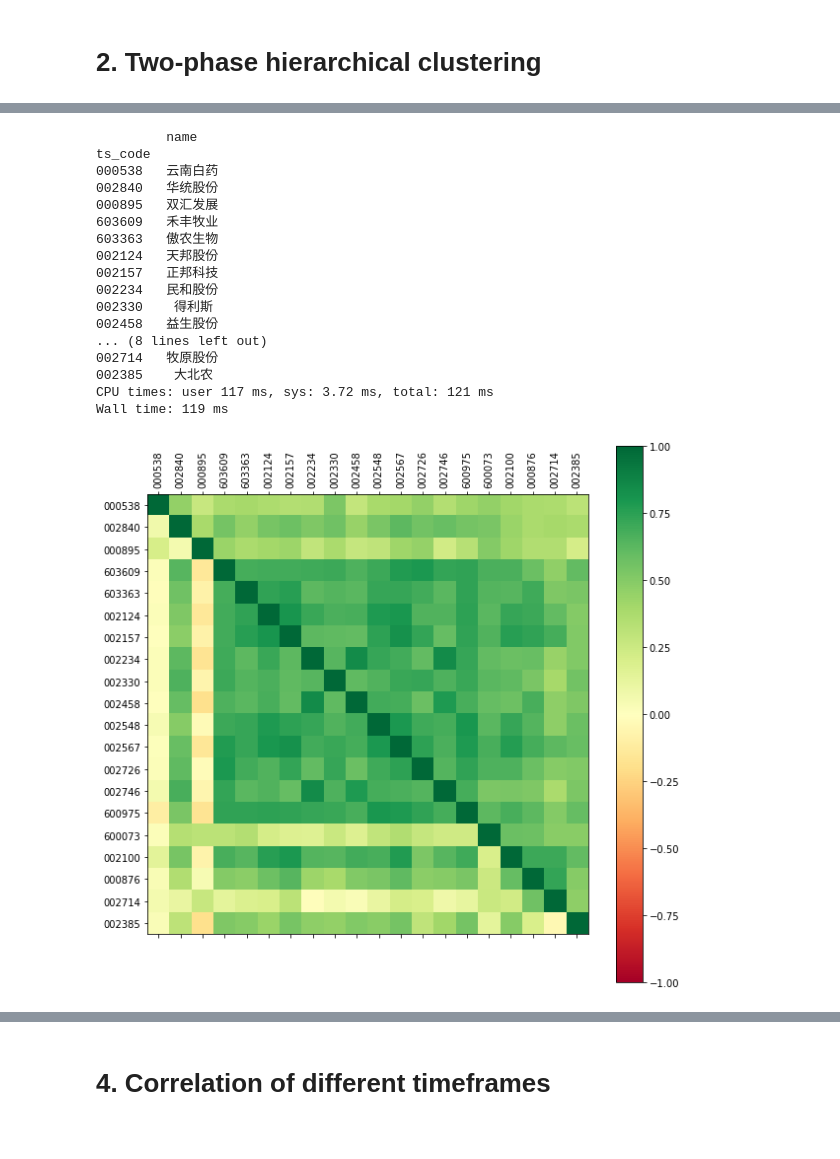
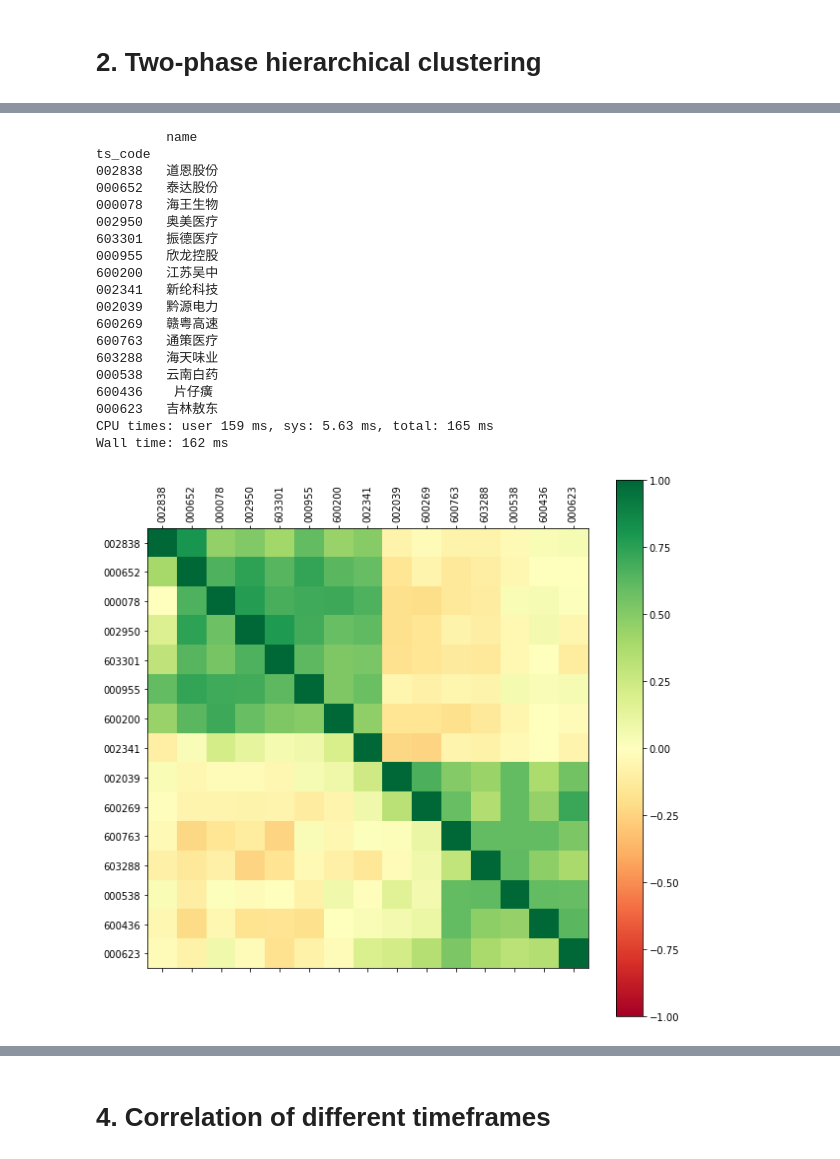
Before and after one commit to Travelguest/PrismaticClient, a Jupyter notebook: server/data/backend_corr.ipynb, the cells around one changed output, grey strips where cells are left out. Cells and saved outputs as stored; diff of their text form; code cells hidden in the pictures.

Commit message:
modify the matrix data

```diff
--- a/server/data/backend_corr.ipynb
+++ b/server/data/backend_corr.ipynb
@@ -198,5 +204,0 @@ print(get_index_corr_distribution(year))
-# %%
-corr_filter = pd.eval('|'.join([f'(corr_all_years_no_index["{str(year)}"]["{query_code}"] > {threshold})' for query_code in query_codes]))
-corr_filter = corr_all_years_no_index[year].loc[corr_filter]
-corr_filter = corr_filter.filter(items=corr_filter.index)
-corr_filter
@@ -295,0 +237,11 @@ nx.draw(BG, with_labels=True)
+# %%
+%%time
+C = get_cluster_by_query(query_codes, threshold=0.7)
+G = get_cluster_graph(C, 0.7)
+print(nx.info(G)+'\n')
+connected_components = get_connected_components(G)
+print(connected_components)
+print()
+betweenness_centrality = get_betweenness_centrality(G)
+print(betweenness_centrality)
+print()
@@ -295,0 +261,4 @@ nx.draw(BG, with_labels=True)
+# %%
+community_filtered = list(C.index)
+community_corr = corr_matrix(community_filtered)
+community_corr
@@ -296,12 +308,12 @@ nx.draw(BG, with_labels=True)
 # %% [markdown]
 # Backup
 # %%
-# start_date = '2020-01-01'
-# end_date = '2020-06-30'
-# query_codes = ['000652', '000538']
-start_date = '2015-01-01'
-end_date = '2015-12-31'
-query_codes = ['000895', '002567', '603363', '002840', '002100', '000538']
+start_date = '2020-01-01'
+end_date = '2020-06-30'
+query_codes = ['000652', '000538']
+# start_date = '2015-01-01'
+# end_date = '2015-12-31'
+# query_codes = ['000895', '002567', '603363', '002840', '002100', '000538']
 features = ['close', 'vol']
 
 display(stock_info_list.merge(pd.Series(query_codes, name='ts_code')))
@@ -486,34 +467,36 @@ array([[ 6.        ,  9.        ,  0.27860645,  2.        ],
 # %%
 %%time
-
-find_index_corr(community_corr.close.index)
 
 # Pearson correlation matrix with no clustering
 # Pearson correlation matrix for the close price between '2020-01-01' and '2020-06-30'
 # Queried with ['000652', '000538'] = ['泰达股份', '云南白药'], and correlation threshold set as 0.6
 # Resulted with 11 elements
 # plot_corr(community_corr.close)
 
 community_corr = two_phase_hierarchical_clustering(community_corr)
+
+community_index_corr = find_index_corr(community_corr.close.index)
 # Two phase hierarchical_clustering result, first base on close price (log return) then trading volume (log trading volume)
 # With price as top-right, trading volume as bottom left
 plot_corr(combine_corr_matrix(community_corr.close, community_corr.vol))
 # %% [output]
          name
 ts_code
+002838   道恩股份
+000652   泰达股份
+000078   海王生物
+002950   奥美医疗
+603301   振德医疗
+000955   欣龙控股
+600200   江苏吴中
+002341   新纶科技
+002039   黔源电力
+600269   赣粤高速
+600763   通策医疗
+603288   海天味业
 000538   云南白药
-002840   华统股份
-000895   双汇发展
-603609   禾丰牧业
-603363   傲农生物
-002124   天邦股份
-002157   正邦科技
-002234   民和股份
-002330    得利斯
-002458   益生股份
-... (8 lines left out)
-002714   牧原股份
-002385    大北农
-CPU times: user 117 ms, sys: 3.72 ms, total: 121 ms
-Wall time: 119 ms
+600436    片仔癀
+000623   吉林敖东
+CPU times: user 159 ms, sys: 5.63 ms, total: 165 ms
+Wall time: 162 ms
-[figure, old version]
+[figure, new version]
```
Also changed, not shown: parts of 23 cells of this notebook, 5 other files.
